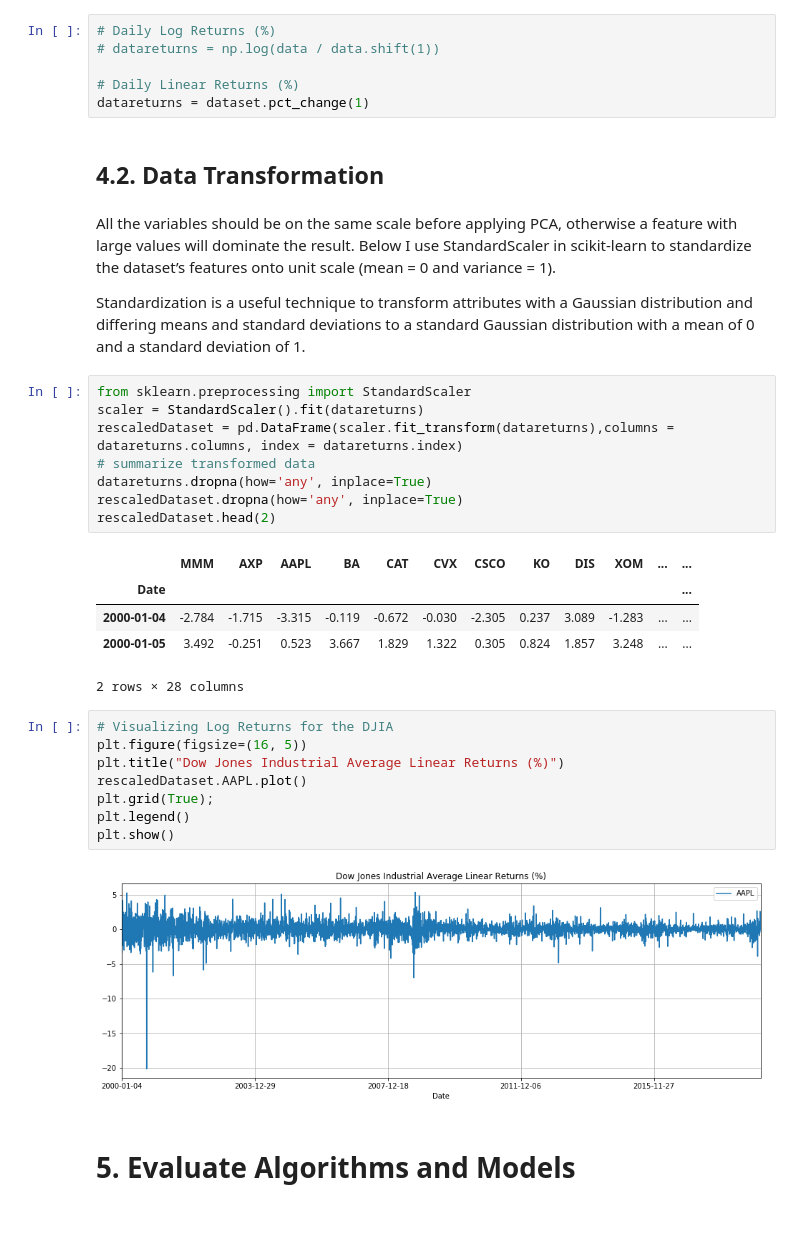
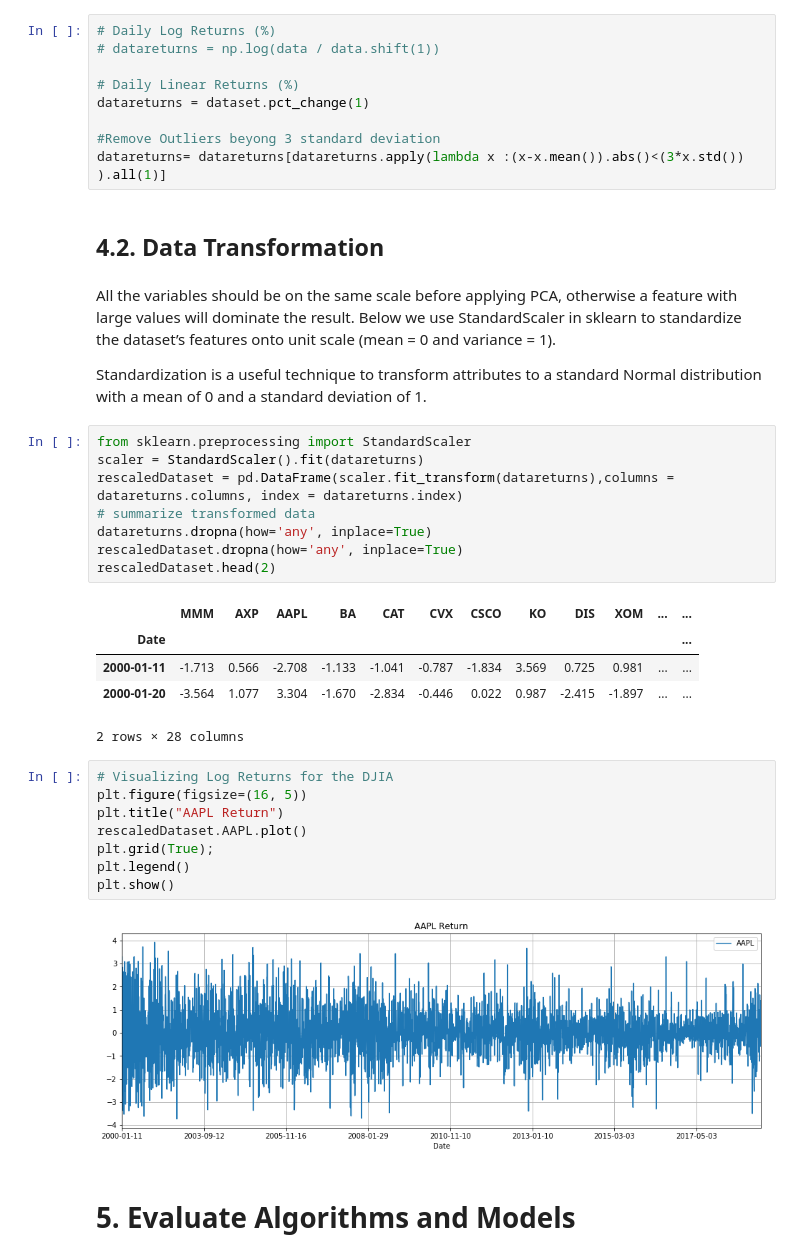
Before and after one commit to tatsath/fin-ml, a Jupyter notebook: Chapter 7 - Unsup. Learning - Dimensionality Reduction/CaseStudy1 - Portfolio Management - Eigen Portfolio/PortfolioManagementEigen Portfolio.ipynb, the cells around one changed output. Saved outputs shown, nothing was run; the diff lists cells and outputs as text; blank space fills up the shorter version.

```diff
--- a/Chapter 7 - Unsup. Learning - Dimensionality Reduction/CaseStudy1 - Portfolio Management - Eigen Portfolio/PortfolioManagementEigen Portfolio.ipynb
+++ b/Chapter 7 - Unsup. Learning - Dimensionality Reduction/CaseStudy1 - Portfolio Management - Eigen Portfolio/PortfolioManagementEigen Portfolio.ipynb
@@ -218,14 +200,16 @@ Computing Daily Return
 
 # Daily Linear Returns (%)
 datareturns = dataset.pct_change(1)
+
+#Remove Outliers beyong 3 standard deviation
+datareturns= datareturns[datareturns.apply(lambda x :(x-x.mean()).abs()<(3*x.std()) ).all(1)]
 # %% [markdown]
 <a id='3.2'></a>
 ## 4.2. Data Transformation
 # %% [markdown]
-All the variables should be on the same scale before applying PCA, otherwise a feature with large values will dominate the result. Below I use StandardScaler in scikit-learn to standardize the dataset’s features onto unit scale (mean = 0 and variance = 1).
+All the variables should be on the same scale before applying PCA, otherwise a feature with large values will dominate the result. Below we use StandardScaler in sklearn to standardize the dataset’s features onto unit scale (mean = 0 and variance = 1).
 
-Standardization is a useful technique to transform attributes with a Gaussian distribution and
-differing means and standard deviations to a standard Gaussian distribution with a mean of
+Standardization is a useful technique to transform attributes to a standard Normal distribution with a mean of
 0 and a standard deviation of 1.
 # %%
 from sklearn.preprocessing import StandardScaler
@@ -238,19 +222,19 @@ rescaledDataset.head(2)
 # %% [output]
 |  | MMM | AXP | AAPL | BA | CAT | CVX | CSCO | KO | DIS | XOM | ... | ... |
 | Date |  |  |  |  |  |  |  |  |  |  |  | ... |
-| 2000-01-04 | -2.784 | -1.715 | -3.315 | -0.119 | -0.672 | -0.030 | -2.305 | 0.237 | 3.089 | -1.283 | ... | ... |
-| 2000-01-05 | 3.492 | -0.251 | 0.523 | 3.667 | 1.829 | 1.322 | 0.305 | 0.824 | 1.857 | 3.248 | ... | ... |
+| 2000-01-11 | -1.713 | 0.566 | -2.708 | -1.133 | -1.041 | -0.787 | -1.834 | 3.569 | 0.725 | 0.981 | ... | ... |
+| 2000-01-20 | -3.564 | 1.077 | 3.304 | -1.670 | -2.834 | -0.446 | 0.022 | 0.987 | -2.415 | -1.897 | ... | ... |
 2 rows × 28 columns
 # %%
 # Visualizing Log Returns for the DJIA
 plt.figure(figsize=(16, 5))
-plt.title("Dow Jones Industrial Average Linear Returns (%)")
+plt.title("AAPL Return")
 rescaledDataset.AAPL.plot()
 plt.grid(True);
 plt.legend()
 plt.show()
 # %% [output]
-[figure, old version]
+[figure, new version]
 # %% [markdown]
 <a id='4'></a>
 # 5. Evaluate Algorithms and Models
```
Also changed, not shown: parts of 32 cells of this notebook, 6 other files.
